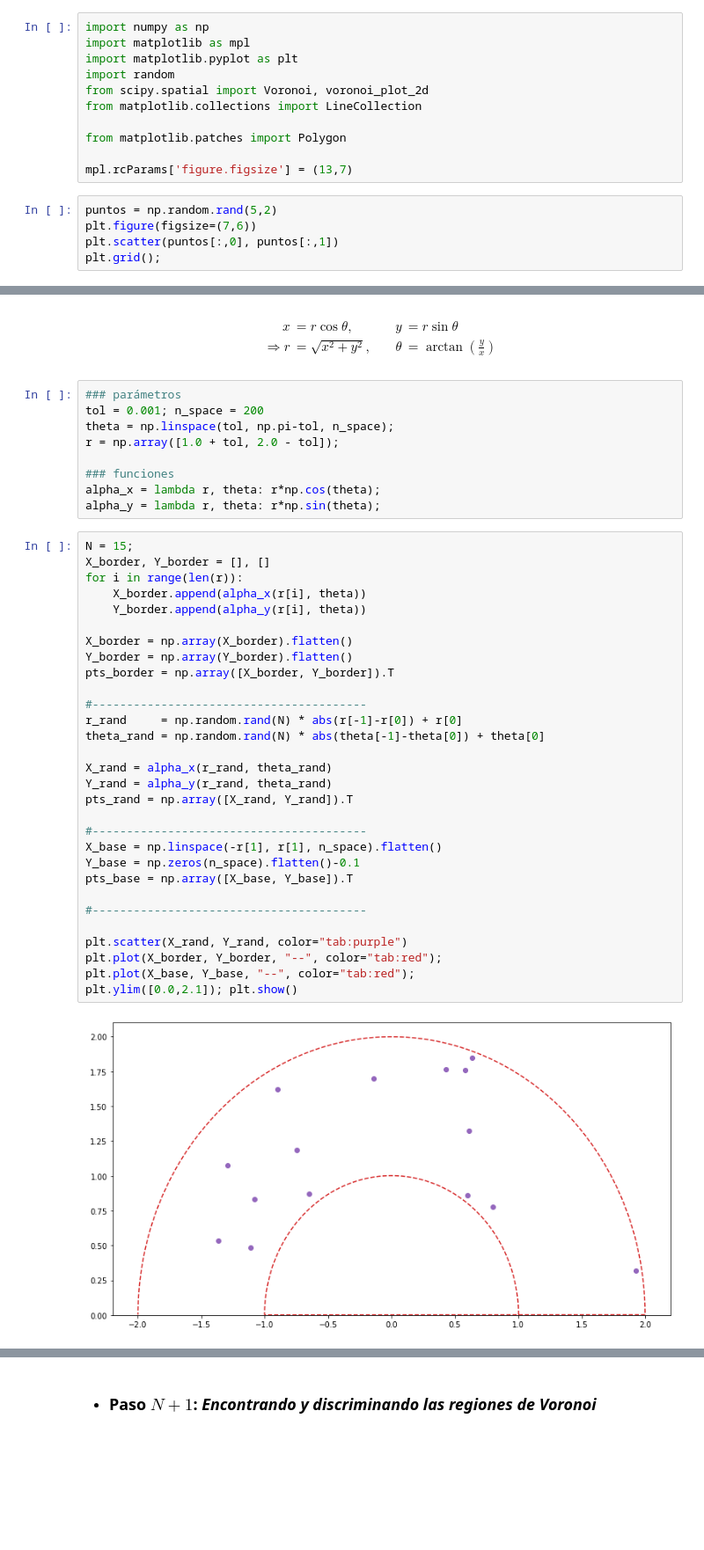
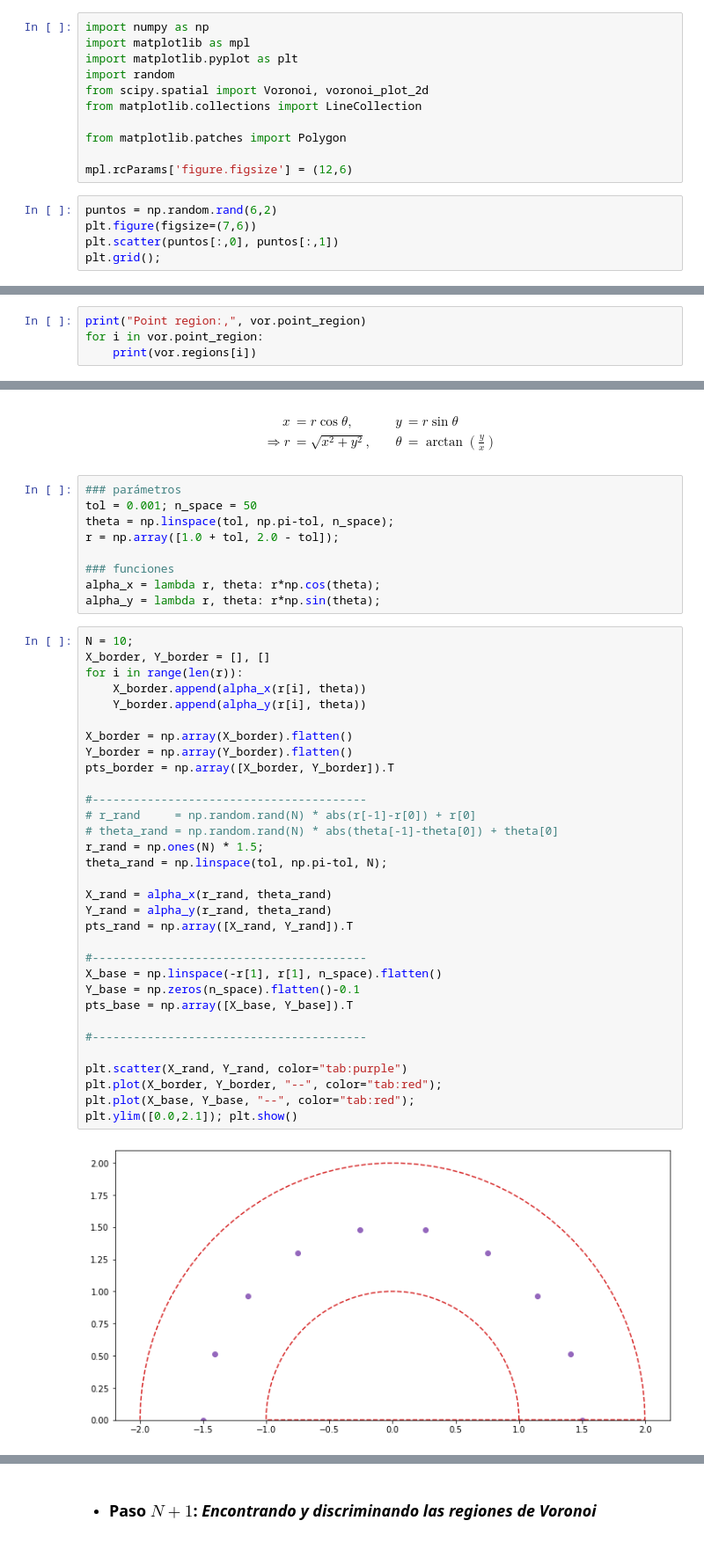
Before and after one commit to joshbrx/biomath_model, a Jupyter notebook: Voronoi.ipynb, the cells around one changed output, grey strips where cells are left out. Shown at 88% size. Drawn from its saved outputs; the diff is of its cells as text; blank space fills up the shorter version.

```diff
--- a/Voronoi.ipynb
+++ b/Voronoi.ipynb
@@ -12,9 +12,9 @@ from matplotlib.collections import LineCollection
 
 from matplotlib.patches import Polygon
 
-mpl.rcParams['figure.figsize'] = (13,7)
+mpl.rcParams['figure.figsize'] = (12,6)
 # %%
-puntos = np.random.rand(5,2)
+puntos = np.random.rand(6,2)
 plt.figure(figsize=(7,6))
 plt.scatter(puntos[:,0], puntos[:,1])
 plt.grid();
@@ -62,0 +67,4 @@ print(vor.ridge_points)
+# %%
+print("Point region:,", vor.point_region)
+for i in vor.point_region:
+    print(vor.regions[i])
@@ -73,7 +89,7 @@ Ahora continuamos al definir las fronteras de nuestra superficie. Como queremos
 \end{align}
 # %%
 ### parámetros
-tol = 0.001; n_space = 200
+tol = 0.001; n_space = 50
 theta = np.linspace(tol, np.pi-tol, n_space);
 r = np.array([1.0 + tol, 2.0 - tol]);
 
@@ -81,34 +97,36 @@ r = np.array([1.0 + tol, 2.0 - tol]);
 alpha_x = lambda r, theta: r*np.cos(theta);
 alpha_y = lambda r, theta: r*np.sin(theta);
 # %%
-N = 15;
+N = 10;
 X_border, Y_border = [], []
 for i in range(len(r)):
     X_border.append(alpha_x(r[i], theta))
     Y_border.append(alpha_y(r[i], theta))
 
 X_border = np.array(X_border).flatten()
 Y_border = np.array(Y_border).flatten()
 pts_border = np.array([X_border, Y_border]).T
 
 #----------------------------------------
-r_rand     = np.random.rand(N) * abs(r[-1]-r[0]) + r[0]
-theta_rand = np.random.rand(N) * abs(theta[-1]-theta[0]) + theta[0]
+# r_rand     = np.random.rand(N) * abs(r[-1]-r[0]) + r[0]
+# theta_rand = np.random.rand(N) * abs(theta[-1]-theta[0]) + theta[0]
+r_rand = np.ones(N) * 1.5;
+theta_rand = np.linspace(tol, np.pi-tol, N);
 
 X_rand = alpha_x(r_rand, theta_rand)
 Y_rand = alpha_y(r_rand, theta_rand)
 pts_rand = np.array([X_rand, Y_rand]).T
 
 #----------------------------------------
 X_base = np.linspace(-r[1], r[1], n_space).flatten()
 Y_base = np.zeros(n_space).flatten()-0.1
 pts_base = np.array([X_base, Y_base]).T
 
 #----------------------------------------
 
 plt.scatter(X_rand, Y_rand, color="tab:purple")
 plt.plot(X_border, Y_border, "--", color="tab:red");
 plt.plot(X_base, Y_base, "--", color="tab:red");
 plt.ylim([0.0,2.1]); plt.show()
 # %% [output]
-[figure, old version]
+[figure, new version]
```
Also changed, not shown: parts of 30 cells of this notebook.
